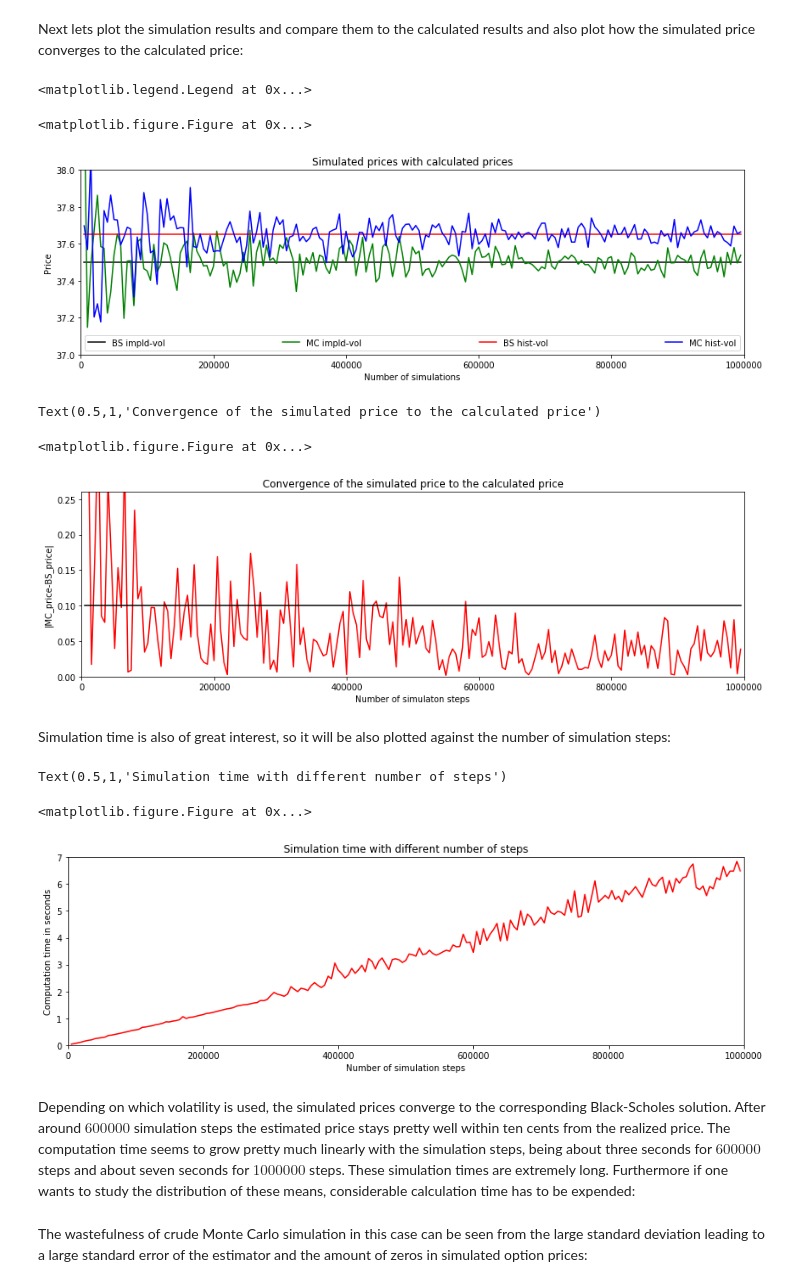
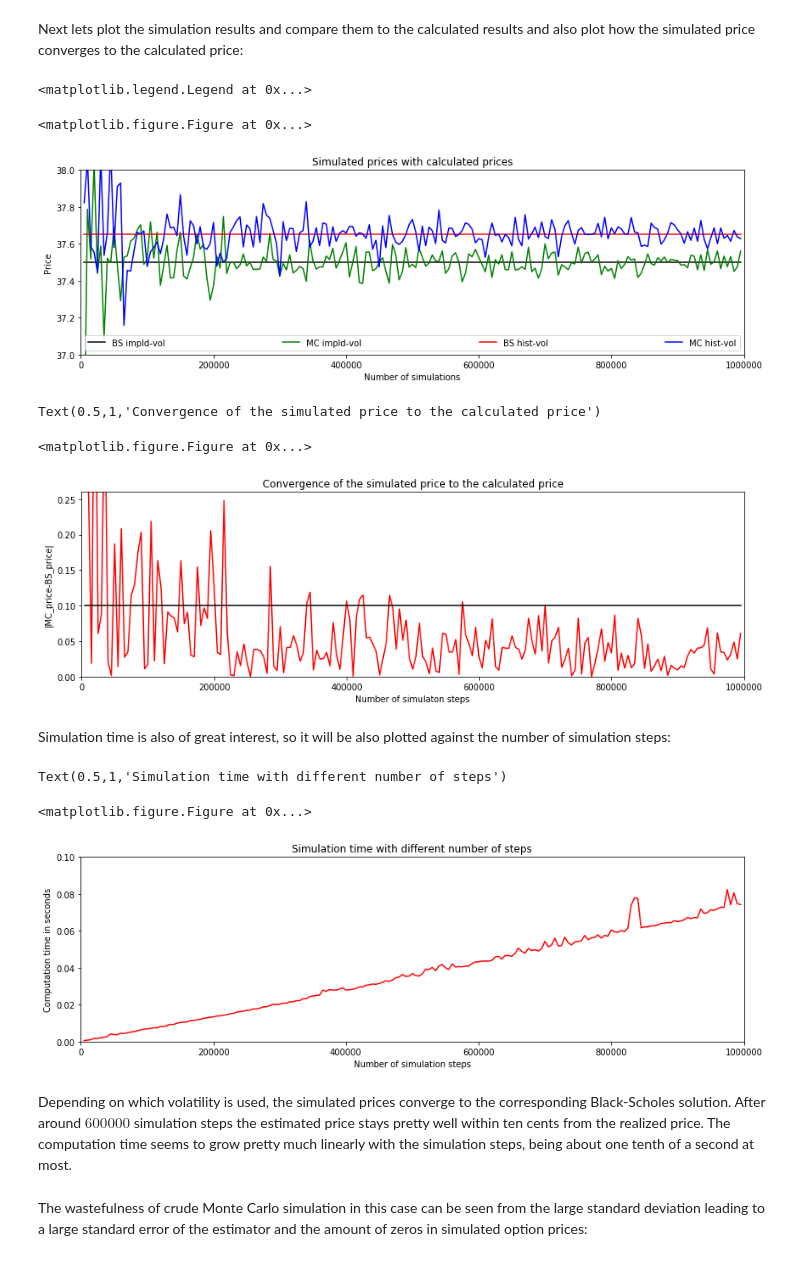
Before and after one commit to jacobeskin/Monte-Carlo-Simulations-in-Finance, a Jupyter notebook: A study of MC in option pricing/Options.ipynb, the cells around one changed output. Cells and saved outputs as stored; diff of their text form; code cells hidden in the pictures.

Commit message:
Vectorized simulations for speed+IS

```diff
--- a/A study of MC in option pricing/Options.ipynb
+++ b/A study of MC in option pricing/Options.ipynb
@@ -305,14 +305,14 @@ class europeanOption:
         # Calculate some values in advance for speed
         x_1,x_2,x_3 = (self.r-0.5*np.power(self.sigma,2))*self.T, self.sigma*np.sqrt(self.T), np.exp(-self.r*self.T)
 
-        # Calculate the simulated stock and option prices
-        self.S = np.zeros(self.n)
-        self.P = np.zeros(self.n)
-        for i in range(self.n):
-            self.S[i] = self.S0*np.exp(x_1+x_2*np.random.randn())
-            self.P[i] = x_3*np.maximum(self.S[i]-self.K,0)
+        # Vector of random variables
+        Z = x_1+x_2*np.random.randn(self.n)
 
-        # Option price as the mean of the simulated option prices
+        # Simulate the stock prices
+        self.S = self.S0*np.exp(Z)
+
+        # Simulate the option prices
+        self.P = x_3*np.maximum(self.S-self.K,0)
 
     def stockPrices(self):
         # Return the simulated stock prices
@@ -548,7 +548,7 @@ plt.legend(loc='lower center', mode='expand', ncol=4)
 # %% [output]
 <matplotlib.legend.Legend at 0x...>
 <matplotlib.figure.Figure at 0x...>
-[figure, old version]
+[figure, new version]
 # %%
 # Absolute value of the difference between calculated price and simulated prices
 diff = np.absolute(np.array(prices_i)-bsi)
@@ -564,24 +564,24 @@ plt.title('Convergence of the simulated price to the calculated price')
 # %% [output]
 Text(0.5,1,'Convergence of the simulated price to the calculated price')
 <matplotlib.figure.Figure at 0x...>
-[figure, old version]
+[figure, new version]
 # %% [markdown]
 Simulation time is also of great interest, so it will be also plotted against the number of simulation steps:
 # %%
 # Plotting the simulation time vs simulation steps
 plt.figure(4)
 plt.figure(figsize=(14,4))
 plt.xlabel('Number of simulation steps')
 plt.ylabel('Computation time in seconds')
-plt.axis([0,1000000,0,7])
+plt.axis([0,1000000,0,0.10])
 plt.plot(x, computation_time, 'r')
 plt.title('Simulation time with different number of steps')
 # %% [output]
 Text(0.5,1,'Simulation time with different number of steps')
 <matplotlib.figure.Figure at 0x...>
-[figure, old version]
+[figure, new version]
 # %% [markdown]
-Depending on which volatility is used, the simulated prices converge to the corresponding Black-Scholes solution. After around $600000$ simulation steps the estimated price stays pretty well within ten cents from the realized price. The computation time seems to grow pretty much linearly with the simulation steps, being about three seconds for $600000$ steps and about seven seconds for $1000000$ steps. These simulation times are extremely long. Furthermore if one wants to study the distribution of these means, considerable calculation time has to be expended:
+Depending on which volatility is used, the simulated prices converge to the corresponding Black-Scholes solution. After around $600000$ simulation steps the estimated price stays pretty well within ten cents from the realized price. The computation time seems to grow pretty much linearly with the simulation steps, being about one tenth of a second at most.
 # %% [markdown]
 The wastefulness of crude Monte Carlo simulation in this case can be seen from the large standard deviation leading to a large standard error of the estimator and the amount of zeros in simulated option prices:
 # %%
```
Also changed, not shown: parts of 6 cells of this notebook.
